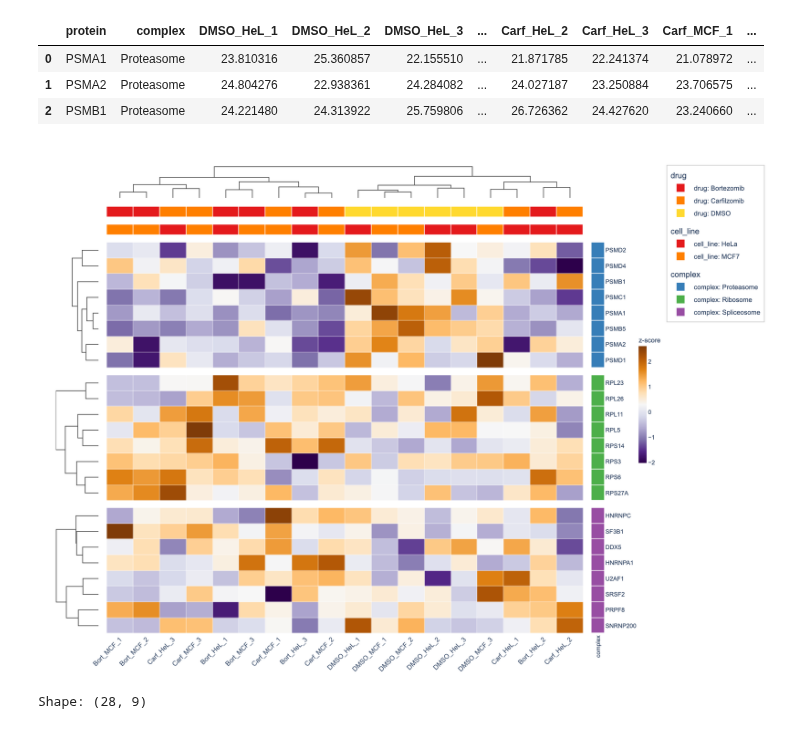
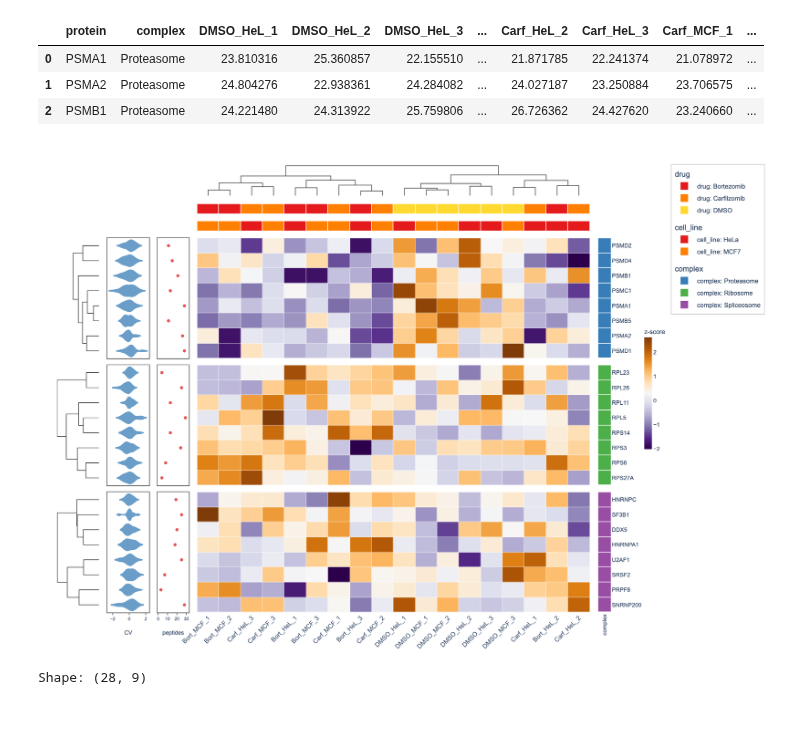
Before and after one commit to weber8thomas/plotly-complexheatmap, a Jupyter notebook: examples/biology_showcase.ipynb, the cells around one changed output. Saved outputs shown, nothing was run; the diff lists cells and outputs as text; code cells hidden in the pictures.

```diff
--- a/examples/biology_showcase.ipynb
+++ b/examples/biology_showcase.ipynb
@@ -165,25 +167,45 @@ Shape: (24, 20)
 | 0 | PSMA1 | Proteasome | 23.810316 | 25.360857 | 22.155510 | ... | 21.871785 | 22.241374 | 21.078972 | ... |
 | 1 | PSMA2 | Proteasome | 24.804276 | 22.938361 | 24.284082 | ... | 24.027187 | 23.250884 | 23.706575 | ... |
 | 2 | PSMB1 | Proteasome | 24.221480 | 24.313922 | 25.759806 | ... | 26.726362 | 24.427620 | 23.240660 | ... |
-# %%
-ComplexHeatmap.from_dataframe(
-    df3,
-    index_column="protein",
-    row_annotations=["complex"],
-    col_annotations={
-        "drug": drugs,
-        "cell_line": cell_lines,
-    },
-    split_rows_by="complex",
-    colorscale="PuOr_r",
-    normalize="row",
-    name="z-score",
-    cluster_metric="correlation",
-    width=1100,
-    height=800,
-).to_plotly()
-# %% [output]
-[figure, removed]
+# %%
+# Rich annotations: violin (replicate CV) + scatter (peptide count) on the left
+# Start from the SAME df3 — extract matrix, build HeatmapAnnotation manually.
+
+from plotly_complexheatmap import ComplexHeatmap, HeatmapAnnotation
+
+# Extract heatmap matrix from the flat DataFrame
+matrix = df3.set_index("protein").drop(columns=["complex"])
+
+# Simulated additional per-protein data (would come from the same experiment)
+violin_reps = rng3.normal(0, 0.5, (n_prot, 15))    # 15 technical replicates
+peptide_count = rng3.integers(3, 30, n_prot).astype(float)  # unique peptides
+
+# Left: violin (replicate variability) + scatter (peptide count)
+left_ha = HeatmapAnnotation(
+    CV={"values": violin_reps, "type": "violin", "color": "#6A9EC9"},
+    peptides={"values": peptide_count, "type": "scatter", "color": "#E45756", "marker_size": 5},
+    which="row",
+)
+# Top: sample metadata
+top_ha = HeatmapAnnotation(drug=drugs, cell_line=cell_lines)
+# Right: complex (from DF column)
+right_ha = HeatmapAnnotation(complex=df3["complex"].tolist(), which="row")
+
+ComplexHeatmap(
+    matrix,
+    top_annotation=top_ha,
+    left_annotation=left_ha,
+    right_annotation=right_ha,
+    split_rows_by="complex",
+    colorscale="PuOr_r",
+    normalize="row",
+    name="z-score",
+    cluster_metric="correlation",
+    width=1150,
+    height=800,
+).to_plotly()
+# %% [output]
+[figure, added]
 # %%
 # ---------- 4. Single-Cell Marker Genes (scRNA-seq) ----------
 #
```
Also changed, not shown: parts of 6 cells of this notebook.
